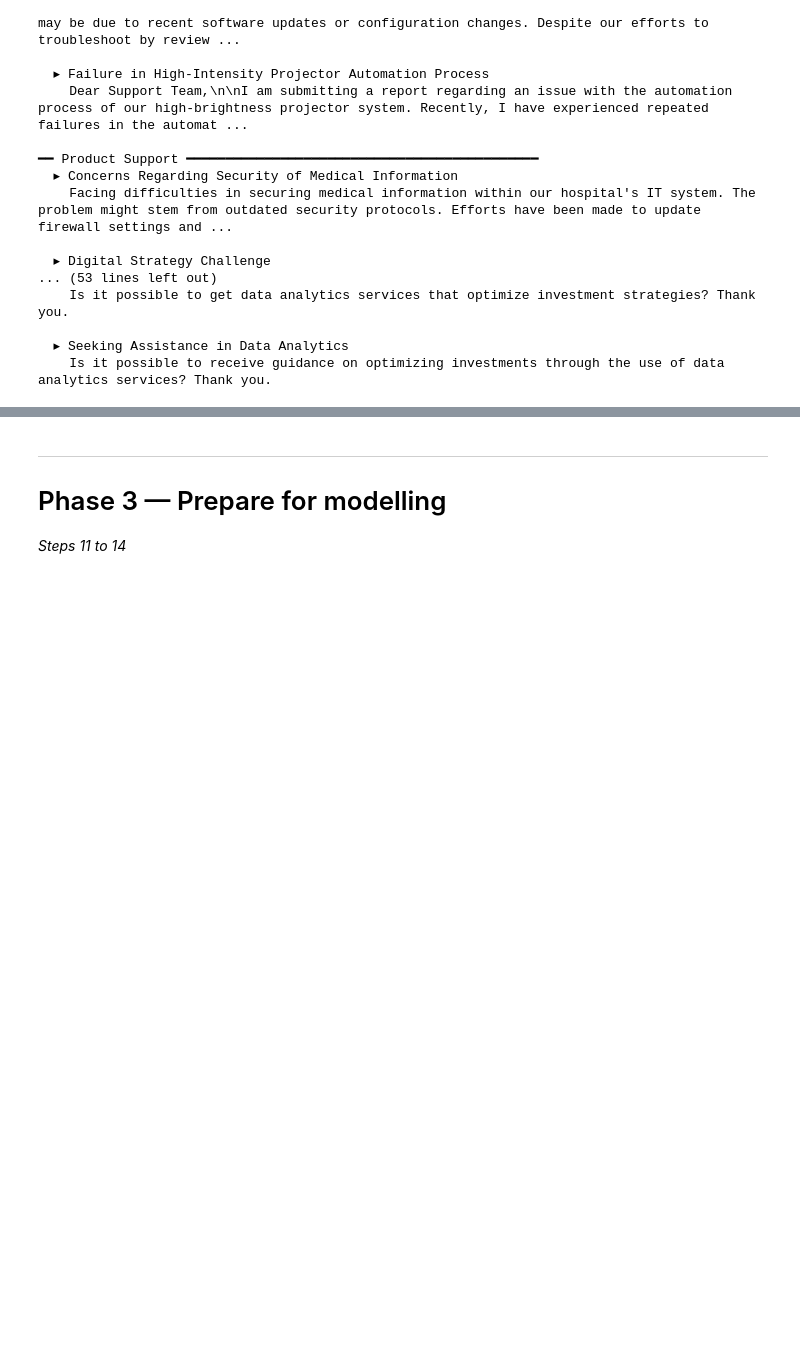
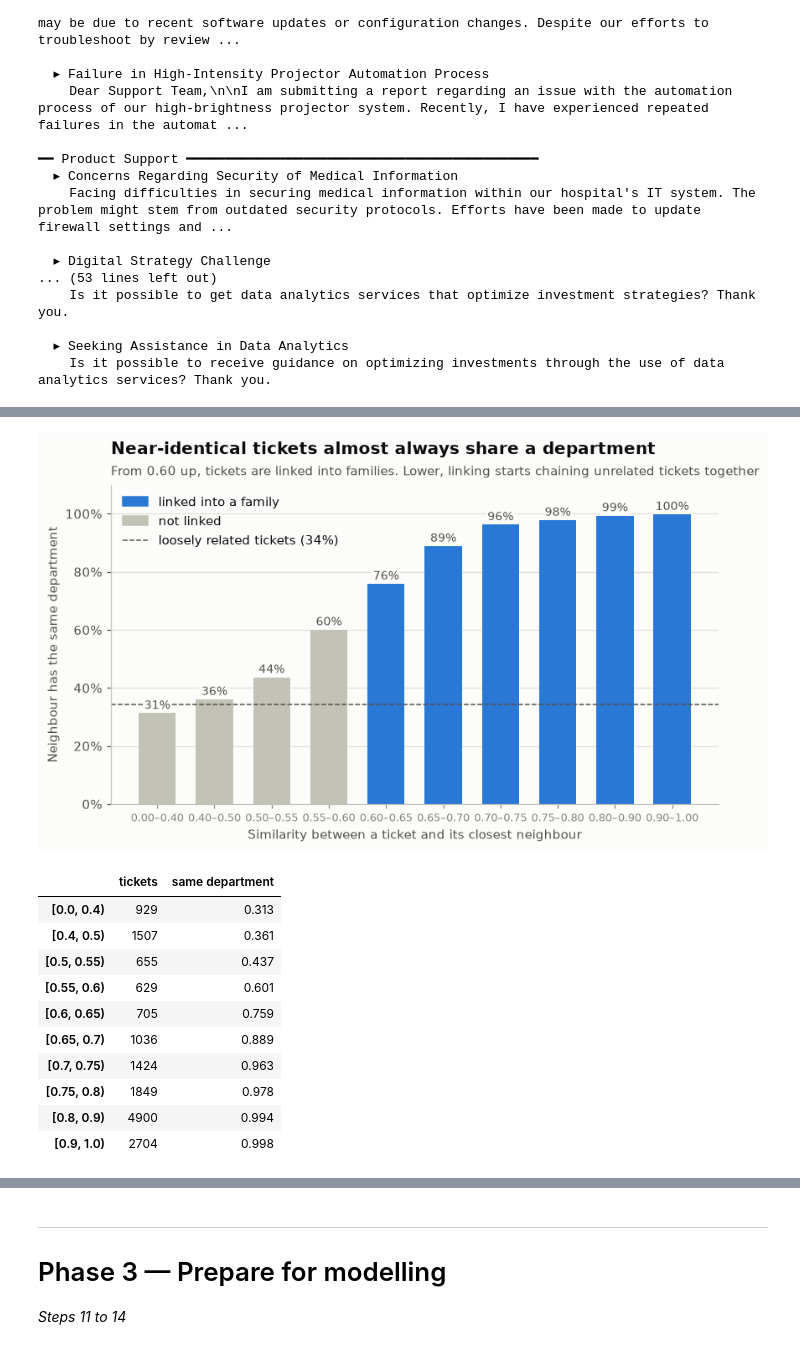
Before and after one commit to karthikiyer365/Live, a Jupyter notebook: topic-classification/department_classifier_pipeline.ipynb, the cells around one changed output, grey strips where cells are left out. Cells and saved outputs as stored; diff of their text form; code cells hidden in the pictures; blank space fills up the shorter version.

```diff
--- a/topic-classification/department_classifier_pipeline.ipynb
+++ b/topic-classification/department_classifier_pipeline.ipynb
@@ -606,2 +663,10 @@ examples before dropping them — sometimes duplicates reveal a data collection
 # %%
-# Step 7 — find and drop exact duplicate texts
+# Step 7 — find and drop exact duplicate texts; check whether any carry different labels
+is_repeated = df["text"].duplicated(keep=False)
+conflicting = df[is_repeated].groupby("text")[LABEL].nunique().gt(1).sum()
+
+print(f"Extra copies of an identical text:       {df['text'].duplicated().sum():,}")
+print(f"Identical texts with different labels:   {conflicting:,}")
+if is_repeated.any():
+    display(df.loc[is_repeated, ["text", LABEL]].sort_values("text").head(6))
+df = df.drop_duplicates("text").copy()
@@ -620,2 +696,6 @@ large, that's a finding worth mentioning in the write-up.
 # %%
-# Step 8 — normalise text into a dedupe key, drop near-duplicate rows
+# Step 8 — keep English tickets only (decision and reasons in the text above)
+LANGUAGE = "en"
+print(df["language"].value_counts().rename("tickets").to_string())
+df = df[df["language"] == LANGUAGE].copy()
+print(f"\nModelling set: {len(df):,} tickets in '{LANGUAGE}'")
@@ -656,0 +832,52 @@ without the model learning anything real.
+# %%
+# Step 10 (chart) — the evidence for the threshold: how often a ticket's closest neighbour shares its department
+from matplotlib.lines import Line2D
+
+labels = df[LABEL].to_numpy()
+same_dept = labels == labels[nearest_idx]
+band_edges = [0, 0.4, 0.5, 0.55, 0.6, 0.65, 0.7, 0.75, 0.8, 0.9, 1.0001]
+bands = pd.cut(nearest_sim, band_edges, right=False)
+agreement = pd.DataFrame({
+    "tickets": pd.Series(bands).value_counts(sort=False),
+    "same department": pd.Series(same_dept).groupby(bands, observed=False).mean(),
+})
+loose_rate = same_dept[nearest_sim < 0.5].mean()
+in_family = [iv.left >= FAMILY_THRESHOLD for iv in agreement.index]
+band_names = [f"{iv.left:.2f}–{min(iv.right, 1):.2f}" for iv in agreement.index]
+label_box = dict(facecolor=SURFACE, edgecolor="none", pad=1)
+
+fig, ax = plt.subplots(figsize=(8.5, 4.5))
+x = np.arange(len(agreement))
+ax.bar(x, agreement["same department"] * 100, width=0.65, color=[CAT[0] if f else AXIS for f in in_family])
+ax.axhline(loose_rate * 100, color=INK_2, linestyle="--", linewidth=1, zorder=1)
+for xi, v in zip(x, agreement["same department"] * 100):
+    ax.text(xi, v + 1.5, f"{v:.0f}%", ha="center", fontsize=9, color=INK_2, bbox=label_box, zorder=3)
+
+ax.set_xticks(x, band_names, fontsize=8.5)
+ax.set_ylim(0, 110)
+ax.yaxis.set_major_formatter(mpl.ticker.PercentFormatter())
+ax.grid(axis="x", visible=False)
+ax.set_xlabel("Similarity between a ticket and its closest neighbour")
+ax.set_ylabel("Neighbour has the same department")
+ax.set_title("Near-identical tickets almost always share a department", pad=24)
+ax.text(0, 1.03, f"From {FAMILY_THRESHOLD:.2f} up, tickets are linked into families. Lower, linking starts chaining unrelated tickets together",
+        transform=ax.transAxes, fontsize=9.5, color=INK_2)
+ax.legend(handles=[Patch(color=CAT[0], label="linked into a family"), Patch(color=AXIS, label="not linked"),
+                   Line2D([0], [0], color=INK_2, linestyle="--", linewidth=1, label=f"loosely related tickets ({loose_rate:.0%})")],
+          loc="upper left")
+plt.show()
+
+agreement.assign(**{"same department": agreement["same department"].round(3)})
+# %% [output]
+[figure, added]
+|  | tickets | same department |
+| [0.0, 0.4) | 929 | 0.313 |
+| [0.4, 0.5) | 1507 | 0.361 |
+| [0.5, 0.55) | 655 | 0.437 |
+| [0.55, 0.6) | 629 | 0.601 |
+| [0.6, 0.65) | 705 | 0.759 |
+| [0.65, 0.7) | 1036 | 0.889 |
+| [0.7, 0.75) | 1424 | 0.963 |
+| [0.75, 0.8) | 1849 | 0.978 |
+| [0.8, 0.9) | 4900 | 0.994 |
+| [0.9, 1.0) | 2704 | 0.998 |
```
Also changed, not shown: parts of 24 cells of this notebook.
